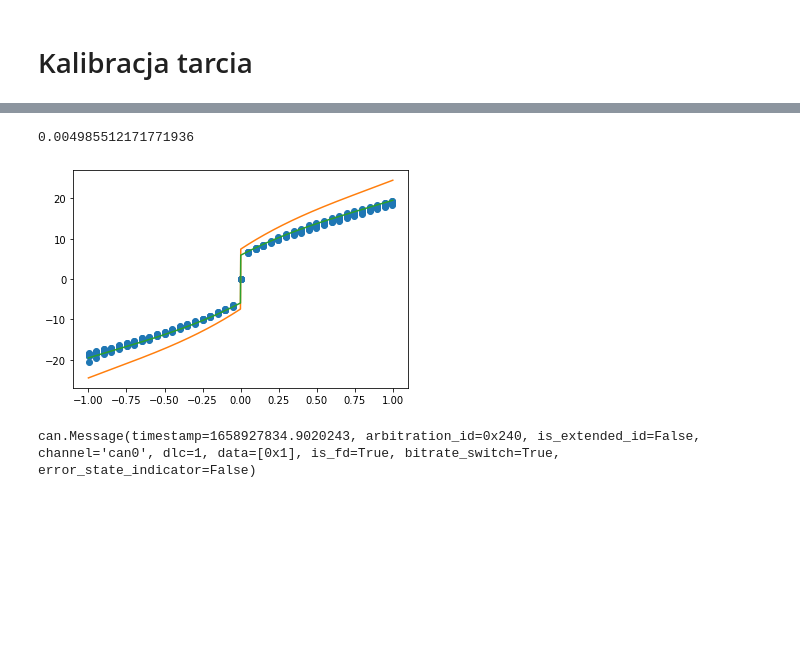
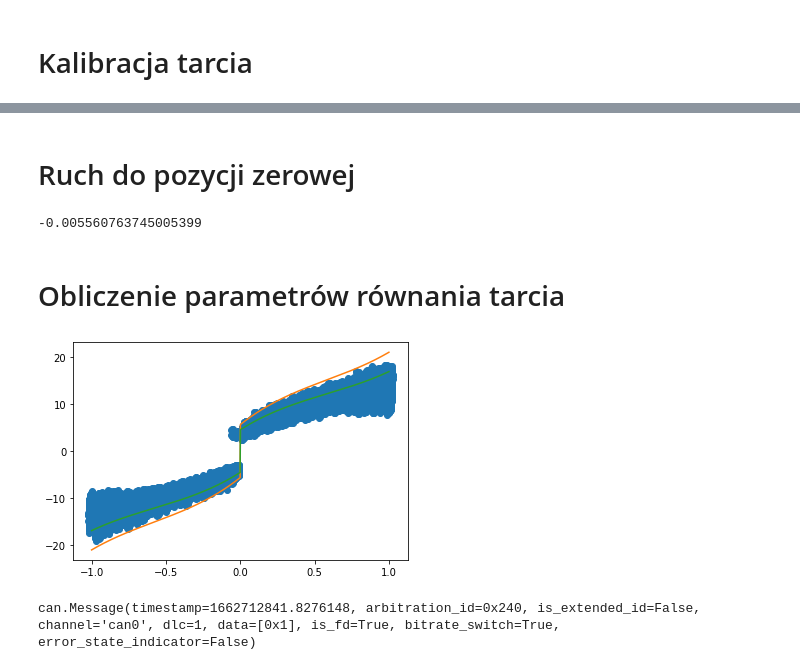
Before and after one commit to avena-robotics/mech_diagnostics, a Jupyter notebook: Kalibracja_tarcia.ipynb, the cells around one changed output, grey strips where cells are left out. Drawn from its saved outputs; the diff is of its cells as text; code cells hidden in the pictures; blank space fills up the shorter version.

```diff
--- a/Kalibracja_tarcia.ipynb
+++ b/Kalibracja_tarcia.ipynb
@@ -61,4 +83,2 @@ send_msg(0x0A0, None, bus)
 # %% [markdown]
 # Kalibracja tarcia
-# %%
-serial="JANUSZ_3_RI80_21414855" #musi byc min jedna litera w numerze
@@ -104,3 +136,5 @@ if __name__ == "__main__":
+# %% [markdown]
+# Ruch do pozycji zerowej
 # %%
 send_msg(0x0A0, None, bus)
 time.sleep(1)
@@ -111,23 +145,25 @@ send_msg(0x010, [3], bus)
 time.sleep(6)
 
 
-data=set_speed(0,bus)
+temp_data=set_speed(0,bus)
 
-sgn=-(int(data.position>0) - int(data.position<0))
+sgn=-(int(temp_data.position>0) - int(temp_data.position<0))
 
-data=set_speed(sgn*0.1,bus)
+temp_data=set_speed(sgn*0.1,bus)
 
-while(abs(data.position)>0.01):
-    if (abs(data.position)>0.2):
-        data=set_speed(sgn*0.2,bus)
+while(abs(temp_data.position)>0.01):
+    if (abs(temp_data.position)>0.2):
+        temp_data=set_speed(sgn*0.2,bus)
     else:
-        data=set_speed(sgn*0.05,bus)
+        temp_data=set_speed(sgn*0.05,bus)
     time.sleep(0.1)
 
 send_msg(0x010, [2], bus)
-print(data.position)
+print(temp_data.position)
 # %% [output]
-0.004985512171771936
+-0.005560763745005399
+# %% [markdown]
+# Obliczenie parametrów równania tarcia
 # %%
 def model(k, v, t, tq):
     return (1 + k[4]*(t - k[5])) * (k[0] * np.sign(v) + k[1] * v + k[2] * v ** 2 * np.sign(v) + k[3] * v ** 3) - tq
@@ -145,44 +181,48 @@ for file in flist:
 #     data_points = []
 #     files_processed = 0
 #     flist = os.listdir(path + '/' + dir)
-flist=os.listdir(path+'/'+ serial)
-data_points=[]
-files_processed = 0
-for fname in flist:
-    if '.txt' in fname and 'coeffs' not in fname:
-        with open(path + '/' + serial + '/' + fname) as file:
-            data_points += (list(file))
-            files_processed += 1
-data_points = [point.split() for point in data_points]
-data_points = np.array(data_points, dtype=float)
+
+
+# flist=os.listdir(path+'/'+ serial)
+# data_points=[]
+# files_processed = 0
+# for fname in flist:
+#     if '.txt' in fname and 'coeffs' not in fname:
+#         with open(path + '/' + serial + '/' + fname) as file:
+#             data_points += (list(file))
+#             files_processed += 1
+# data_points = [point.split() for point in data_points]
+
+data_points = np.array(data, dtype=float)
 
 tq_train = data_points[:, 1]
 v_train = data_points[:, 0]
 t_train = data_points[:, 2]
 k0 = [5., 15., 0., -5., -0.1, 20.]
 res_lsq = least_squares(model, k0, args=(v_train, t_train, tq_train), jac='3-point', loss='cauchy',
                         max_nfev=10000000, gtol=1e-10, ftol=1e-12)
 
 plt.plot(v_train, tq_train, 'o')
 v_test = np.linspace(-1, 1, 1000)
 
 y_lsq = fun(res_lsq.x, v_test, 20)
 plt.plot(v_test, y_lsq)
 
 y_lsq = fun(res_lsq.x, v_test, 30)
 plt.plot(v_test, y_lsq)
 
 plt.show()
 
 friction_data=[96,12]
-
+send_msg(0x0a0, None, bus)
+time.sleep(1)
 with open(path + '/' + serial + '/' + 'friction_coeffs' + '.txt', 'w') as file:
     for c in res_lsq.x:
         friction_data.append(float(c))
         file.write(str(c) + '\n')
 friction_data_b=pack('>BBffffff',*friction_data)
 send_msg(0x030, friction_data_b, bus)
 send_msg(0x040, None, bus)
 # %% [output]
-[figure, old version]
+[figure, new version]
-can.Message(timestamp=1658927834.9020243, arbitration_id=0x240, is_extended_id=False, channel='can0', dlc=1, data=[0x1], is_fd=True, bitrate_switch=True, error_state_indicator=False)
+can.Message(timestamp=1662712841.8276148, arbitration_id=0x240, is_extended_id=False, channel='can0', dlc=1, data=[0x1], is_fd=True, bitrate_switch=True, error_state_indicator=False)
```
Also changed, not shown: parts of 12 cells of this notebook, 1 other file.
